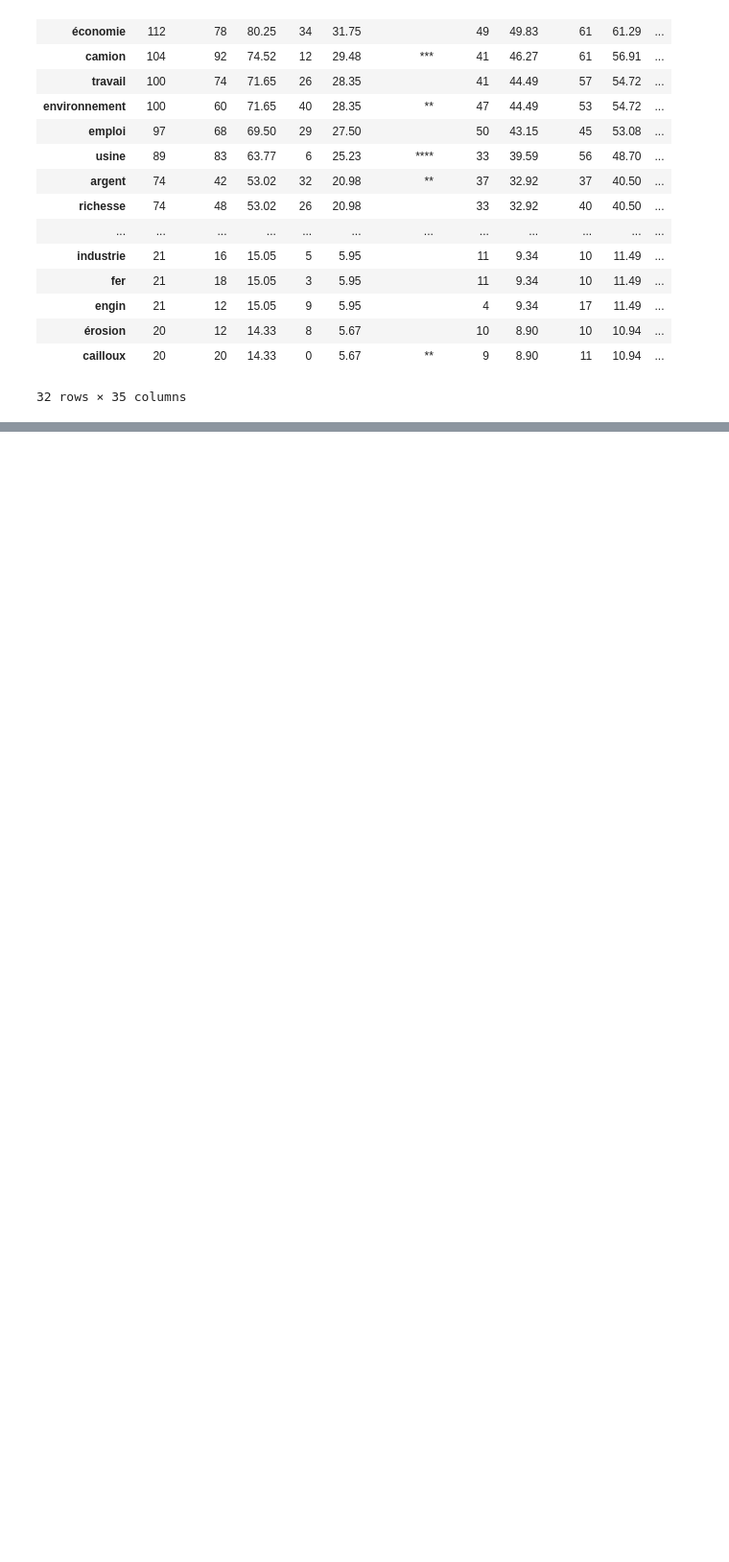
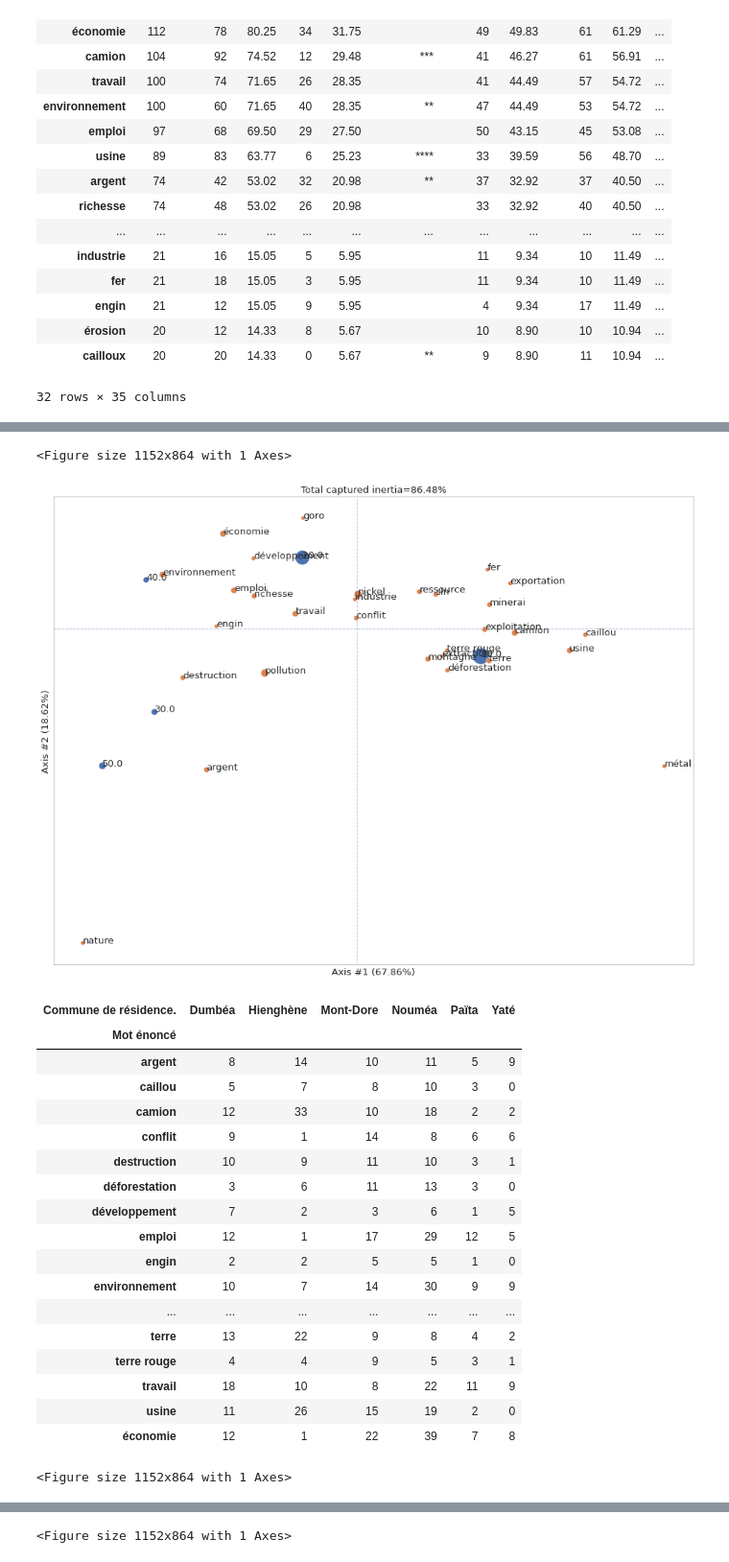
Before and after one commit to romulusFR/cnrt_cartes_cog, a Jupyter notebook: cogmaps_v2/exploration.ipynb, the cells around one changed output, grey strips where cells are left out. Shown: that part at 96% size. Cells and saved outputs as stored; diff of their text form; code cells hidden in the pictures; blank space fills up the shorter version.

Commit message:
verif thesaurus + CA

```diff
--- a/cogmaps_v2/exploration.ipynb
+++ b/cogmaps_v2/exploration.ipynb
@@ -153,10 +165,7 @@ Quelques vérifications et indicateurs globaux
 Création des dictionnaires de réponses sur les deux enquêtes
 # %%
 def get_cogmaps(df, cols):
-    return {
-        idx: [val.lower().strip() for val in vals.dropna().tolist()]
-        for idx, vals in df[cols].astype("string").iterrows()
-    }
+    return {idx: [clean(val) for val in vals.dropna().tolist()] for idx, vals in df[cols].astype("string").iterrows()}
 
 
 dict_mine = get_cogmaps(df_complete, cols_mine)
@@ -468,0 +489,12 @@ df_population.to_excel("analyse_par_population.xlsx")
+# %%
+df_thesaurus = pd.read_excel(FILENAME, sheet_name="Thésaurus_2")
+concepts = df_thesaurus.columns.to_list()
+
+
+thesaurus = {
+    clean(key): [clean(val) for val in vals if val is not np.nan]
+    for key, vals in df_thesaurus.to_dict(orient="list").items()
+}
+
+print(f"Nombre de concepts dans le thésaurus {len(thesaurus)}")
+print(f"Nombre de mots classés dans le thésaurus {sum(len(vals) for vals in thesaurus.values())}")
@@ -468,0 +504,6 @@ df_population.to_excel("analyse_par_population.xlsx")
+# %%
+all_words_thesaurus = [val for vals in thesaurus.values() for val in vals]
+print(f"Nombre de mots du thésaurus = {[len(vals) for vals in thesaurus.values()]}")
+print(f"Nombre total de mots du thésaurus = {len(all_words_thesaurus)}")
+print(f"Nombre de mots du thésaurus sans doublons = {len(set(all_words_thesaurus))}")
+print(f"Doublons dans le thésaurus : {len(all_words_thesaurus) != len(set(all_words_thesaurus))}")
@@ -468,0 +515,8 @@ df_population.to_excel("analyse_par_population.xlsx")
+# %%
+print("Mots avec occurrences multiples dans le thésaurus, pour chaque, la liste des concepts où il apparait")
+occ_mutiples = {
+    mot: [concept for concept, vals in thesaurus.items() if mot in vals]
+    for mot, occ in Counter(all_words_thesaurus).items()
+    if occ > 1
+}
+display(occ_mutiples)
@@ -468,0 +657,15 @@ df_population.to_excel("analyse_par_population.xlsx")
+# %%
+sns.set_theme(style="whitegrid", font_scale=1.10, rc={"figure.figsize": (16, 12)})
+ca = CA(42)
+
+for attribut in ["GAD", "Question 8.1", "Question 8.2"]:
+    ref = gen_ca_dataset(attribut)
+    display(ref.sort_index())
+    ca.fit(ref)
+    # ca.plot(coords=("principal", "standard"))
+    # plt.show()
+    # ca.plot(coords=("standard", "principal"))
+    # plt.show()
+    ca.plot(coords=("principal", "principal"), legend=None)
+    plt.show()
+# %% [output]
@@ -468,0 +690,21 @@ df_population.to_excel("analyse_par_population.xlsx")
+<Figure size 1152x864 with 1 Axes>
+[figure, added]
+| Commune de résidence. | Dumbéa | Hienghène | Mont-Dore | Nouméa | Païta | Yaté |
+| Mot énoncé |  |  |  |  |  |  |
+| argent | 8 | 14 | 10 | 11 | 5 | 9 |
+| caillou | 5 | 7 | 8 | 10 | 3 | 0 |
+| camion | 12 | 33 | 10 | 18 | 2 | 2 |
+| conflit | 9 | 1 | 14 | 8 | 6 | 6 |
+| destruction | 10 | 9 | 11 | 10 | 3 | 1 |
+| déforestation | 3 | 6 | 11 | 13 | 3 | 0 |
+| développement | 7 | 2 | 3 | 6 | 1 | 5 |
+| emploi | 12 | 1 | 17 | 29 | 12 | 5 |
+| engin | 2 | 2 | 5 | 5 | 1 | 0 |
+| environnement | 10 | 7 | 14 | 30 | 9 | 9 |
+| ... | ... | ... | ... | ... | ... | ... |
+| terre | 13 | 22 | 9 | 8 | 4 | 2 |
+| terre rouge | 4 | 4 | 9 | 5 | 3 | 1 |
+| travail | 18 | 10 | 8 | 22 | 11 | 9 |
+| usine | 11 | 26 | 15 | 19 | 2 | 0 |
+| économie | 12 | 1 | 22 | 39 | 7 | 8 |
+<Figure size 1152x864 with 1 Axes>
@@ -468,0 +730 @@ df_population.to_excel("analyse_par_population.xlsx")
+<Figure size 1152x864 with 1 Axes>
```
Also changed, not shown: parts of 19 cells of this notebook.
